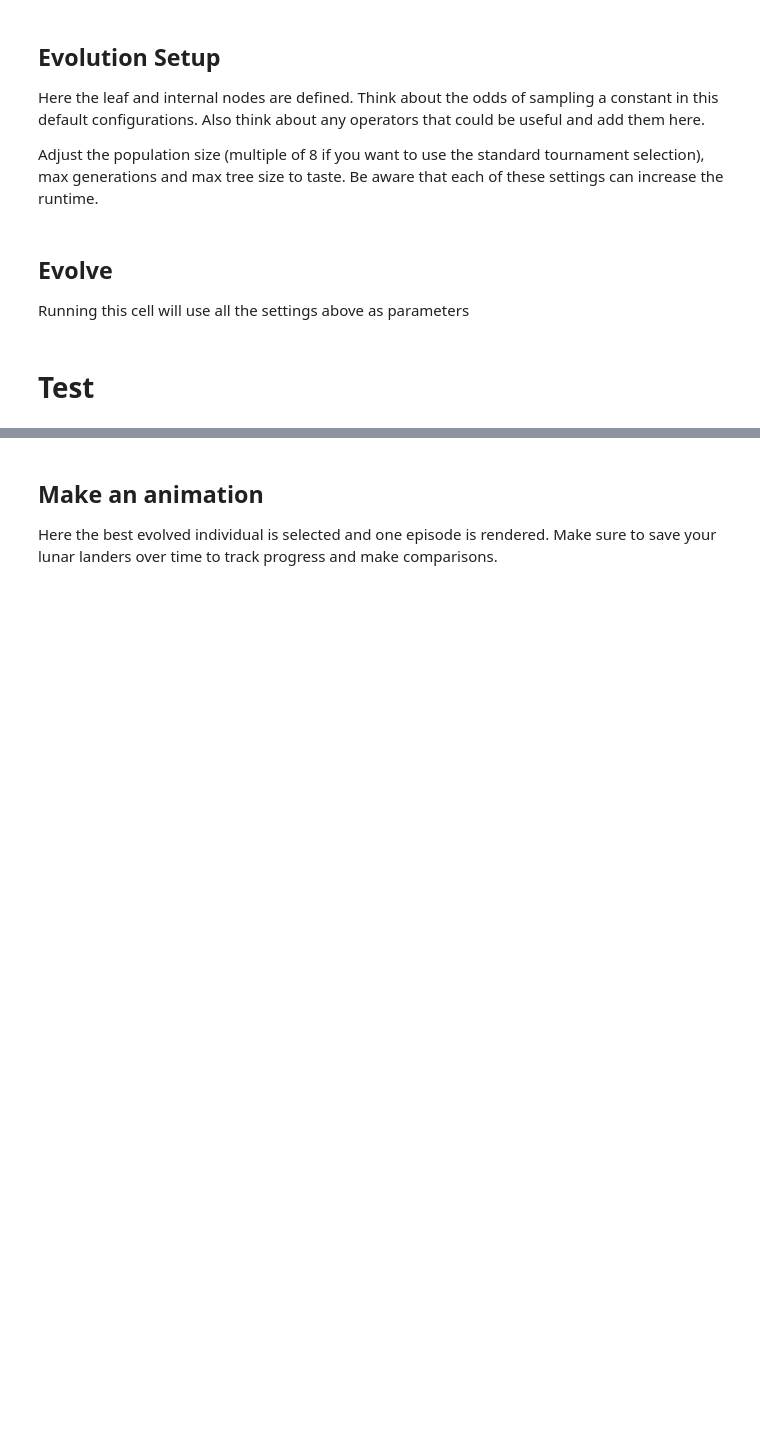
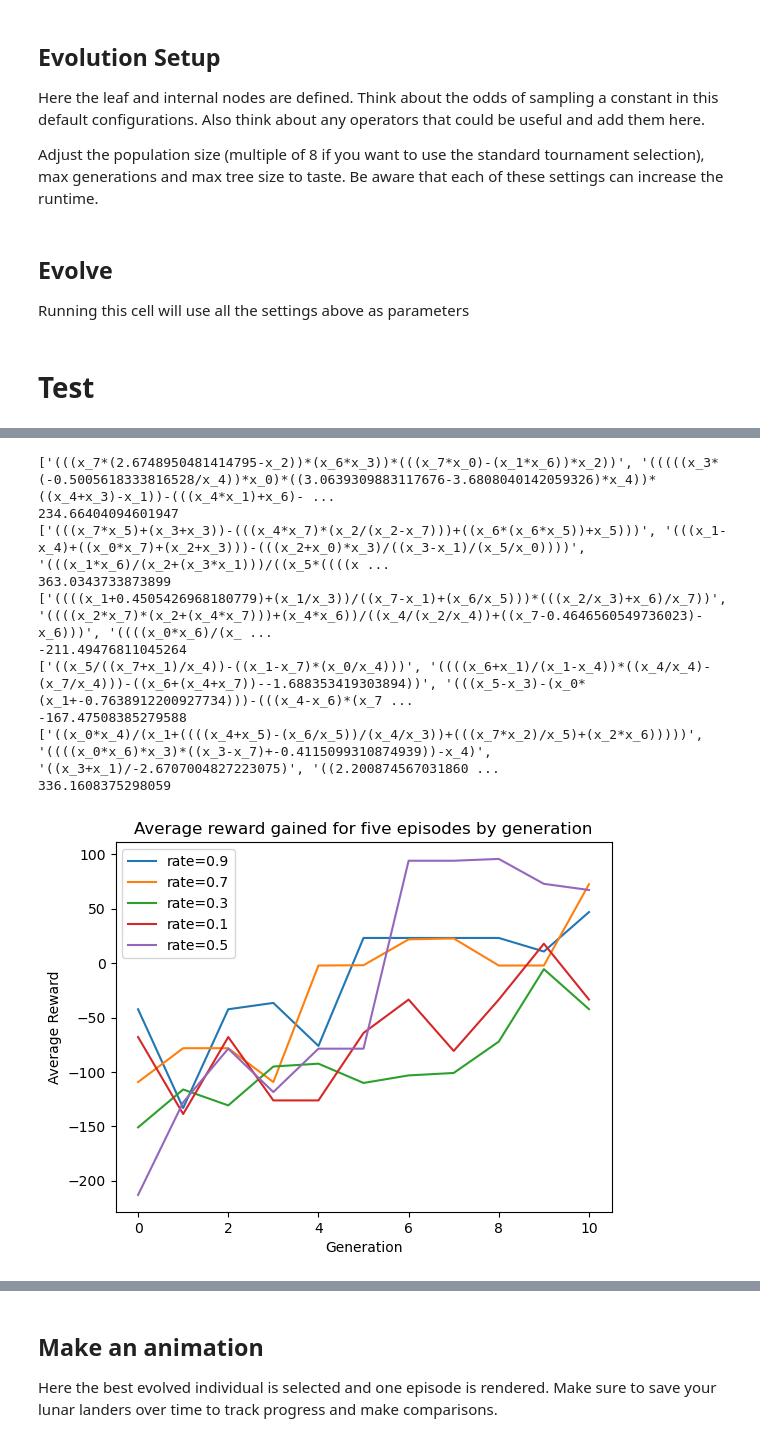
Before and after one commit to anishhdiwan/differentiable_GP_lunarlander, a Jupyter notebook: solution.ipynb, the cells around one changed output, grey strips where cells are left out. Drawn from its saved outputs; the diff is of its cells as text; code cells hidden in the pictures; blank space fills up the shorter version.

```diff
--- a/solution.ipynb
+++ b/solution.ipynb
@@ -348,0 +359,21 @@ percent_plot(mutations)
+# %%
+m=[]
+for e in mutations:
+    m.append([e[0], e[0].mutations[0]['rate']])
+m.append([evo50, evo50.mutations[0]['rate']])
+
+avg_reward_plot(m)
+percent_plot(m, False)
+percent_plot(m, True)
+# %% [output]
+['(((x_7*(2.6748950481414795-x_2))*(x_6*x_3))*(((x_7*x_0)-(x_1*x_6))*x_2))', '(((((x_3*(-0.5005618333816528/x_4))*x_0)*((3.0639309883117676-3.6808040142059326)*x_4))*((x_4+x_3)-x_1))-(((x_4*x_1)+x_6)- ...
+234.66404094601947
+['(((x_7*x_5)+(x_3+x_3))-(((x_4*x_7)*(x_2/(x_2-x_7)))+((x_6*(x_6*x_5))+x_5)))', '(((x_1-x_4)+((x_0*x_7)+(x_2+x_3)))-(((x_2+x_0)*x_3)/((x_3-x_1)/(x_5/x_0))))', '(((x_1*x_6)/(x_2+(x_3*x_1)))/((x_5*((((x ...
+363.0343733873899
+['((((x_1+0.4505426968180779)+(x_1/x_3))/((x_7-x_1)+(x_6/x_5)))*(((x_2/x_3)+x_6)/x_7))', '((((x_2*x_7)*(x_2+(x_4*x_7)))+(x_4*x_6))/((x_4/(x_2/x_4))+((x_7-0.4646560549736023)-x_6)))', '((((x_0*x_6)/(x_ ...
+-211.49476811045264
+['((x_5/((x_7+x_1)/x_4))-((x_1-x_7)*(x_0/x_4)))', '((((x_6+x_1)/(x_1-x_4))*((x_4/x_4)-(x_7/x_4)))-((x_6+(x_4+x_7))--1.688353419303894))', '(((x_5-x_3)-(x_0*(x_1+-0.7638912200927734)))-(((x_4-x_6)*(x_7 ...
+-167.47508385279588
+['((x_0*x_4)/(x_1+((((x_4+x_5)-(x_6/x_5))/(x_4/x_3))+(((x_7*x_2)/x_5)+(x_2*x_6)))))', '((((x_0*x_6)*x_3)*((x_3-x_7)+-0.4115099310874939))-x_4)', '((x_3+x_1)/-2.6707004827223075)', '((2.200874567031860 ...
+336.1608375298059
+[figure, added]
```
Also changed, not shown: parts of 17 cells of this notebook, 2 other files.
